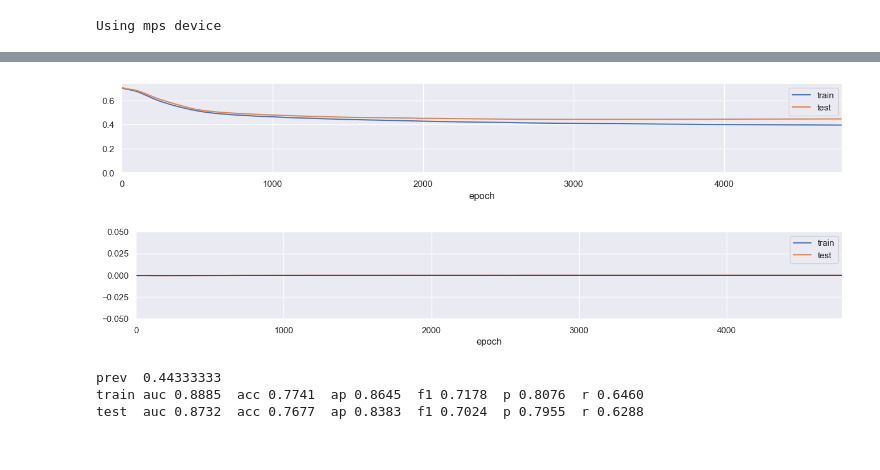
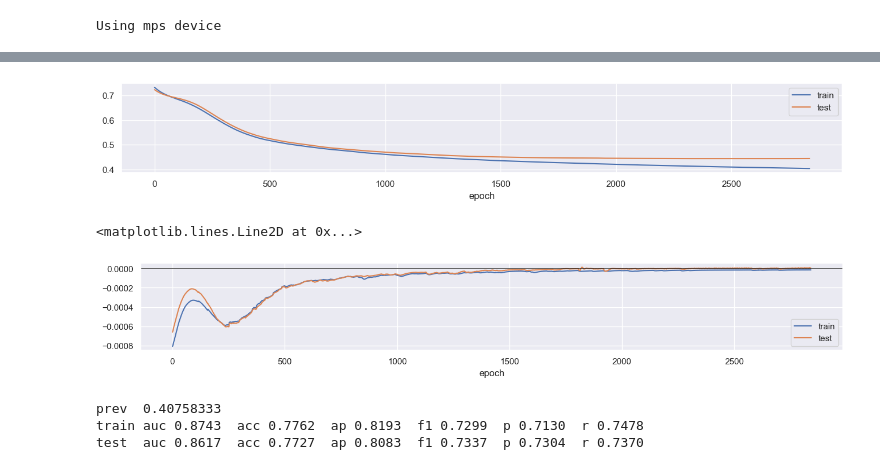
Before and after one commit to rubennaeff/data-science, a Jupyter notebook: exploration/ttsn.ipynb, the cells around one changed output, grey strips where cells are left out. Drawn from its saved outputs; the diff is of its cells as text; code cells hidden in the pictures.

```diff
--- a/exploration/ttsn.ipynb
+++ b/exploration/ttsn.ipynb
@@ -111,11 +111,15 @@ true_emb_dim = 4  # using this to simulate true interests
 threshold = .6  # 0.5  higher threshold gives fewer positives
 print("See %.1f%% of all possible interactions." % (100. * n_imp / (n_users * n_items)))
 
-# Simulate data (no features for now), using numpy
+# 1. Simulate data (no features for now), using numpy
 np.random.seed(123)
 # user_true_emb = 2 * np.random.randn(n_users, true_emb_dim)
 # item_true_emb = 2 * np.random.randn(n_items, true_emb_dim)
 # users, items = pd.DataFrame({'dummy': np.zeros(n_users)}), pd.DataFrame({'dummy': np.zeros(n_items)})
+# p_true = sigmoid(user_true_emb.dot(item_true_emb.T))  # true proability of user i liking item j
+# print(p_true.shape, p_true.mean())
+
+# 2. With features
 genders = ['male', 'non-binary', 'female']
 users = pd.DataFrame({
     'age': np.maximum(18, 40 + 15 * np.random.randn(n_users)).astype(int),
@@ -136,16 +140,25 @@ user_true_emb = emb
 emb = np.random.randn(n_items, true_emb_dim) + np.array(items['topic'].map(cat_emb).tolist())
 emb = (emb - emb.mean(axis=1).reshape(-1, 1)) / emb.std(axis=1).reshape(-1, 1)
 item_true_emb = emb
-
 p_true = sigmoid(user_true_emb.dot(item_true_emb.T))  # true proability of user i liking item j
 print(p_true.shape, p_true.mean())
+
+# # 3. User interest modeling
+# n_iterests = 2
+# item_true_emb = np.random.randn(n_items, true_emb_dim)
+# user_true_interests = item_true_emb[np.random.choice(n_items, (n_users, n_iterests))]  # can have duplicate interests
+# p_true = sigmoid(user_true_interests.dot(item_true_emb.T).max(axis=1))  # take max to reflect best interest
+# p_true = p_true ** 3  # push down distribution a bit
+# print(p_true.shape, p_true.mean())
+# users, items = pd.DataFrame({'dummy': np.zeros(n_users)}), pd.DataFrame({'dummy': np.zeros(n_items)})  # no features
 
 # Generate data to feed into model, using tensors
 # g = torch.Generator(device=device).manual_seed(123) # for reproducibility
 # user_ids = torch.randint(0, n_users, (n_imp,), generator=g)  # this includes (user, item) duplicate pairs, so does not work as well
 # item_ids = torch.randint(0, n_items, (n_imp,), generator=g)
-user_ids = torch.cat([torch.full((n_items,), i, device=device) for i in range(n_users)])[:n_imp]
-item_ids = torch.cat([torch.arange(n_items, device=device)] * n_users)[:n_imp]
+ipms = torch.randperm(n_users)[:n_imp]
+user_ids = torch.cat([torch.full((n_items,), i, device=device) for i in range(n_users)])[imps]
+item_ids = torch.cat([torch.arange(n_items, device=device)] * n_users)[imps]
 labels = (torch.tensor(p_true, dtype=dtype, device=device)[user_ids, item_ids] > threshold).type(dtype)  # deterministic
 # labels = (torch.tensor(p_true, dtype=dtype, device=device)[user_ids, item_ids] > torch.rand(n_imp, dtype=dtype, device=device)).float()  # probabilitic
 print(labels.cpu().numpy().mean())
@@ -202,7 +215,7 @@ while not stop:
         print(f"Epoch {epoch:4}, train loss: {loss.item():.4f}, test loss: {test_loss.item():.4f} ({delta:5.4f})")
     epoch += 1
 
-    if delta > 0:  # test loss gets bigger..
+    if delta >= 0:  # test loss gets bigger..
         test_loss_increases += 1
         if test_loss_increases > max_test_loss_increases:
             stop = True
@@ -232,17 +244,20 @@ KeyboardInterrupt:
 # %%
-stats = pd.DataFrame(stats).set_index('epoch')
+# stats = pd.DataFrame(stats).set_index('epoch')
+# stats
 # %%
 ax = stats.plot(figsize=(16, 2))
-_ = ax.set_xlim(0, len(stats)), ax.set_ylim(0, 1.05 * stats.max().max())
+# _ = ax.set_xlim(0, len(stats)), ax.set_ylim(0, 1.05 * stats.max().max())
+# _ = ax.set_xlim(0, len(stats)), ax.set_ylim(0, 1.05 * stats.max().max())
 # %% [output]
-[figure, old version]
+[figure, new version]
 # %%
 df = stats.diff()
 ax = df.plot(figsize=(16, 2))
 ax.axhline(0, lw=.5, color='k')
-_ = ax.set_xlim(0, len(stats)), ax.set_ylim(df.min().min() - .05, df.max().max() + .05)
+# _ = ax.set_xlim(0, len(stats)), ax.set_ylim(df.min().min() - .05, df.max().max() + .05)
 # %% [output]
+<matplotlib.lines.Line2D at 0x...>
-[figure, old version]
+[figure, new version]
 # %%
 y_pred = sigmoid(logits.cpu().detach().numpy()).round(2)
 y_pred_bool = y_pred.round().astype(bool)
@@ -260,6 +275,6 @@ print('test  auc %.4f  acc %.4f  ap %.4f  f1 %.4f  p %.4f  r %.4f' %
       (roc_auc_score(y, y_pred), (y_pred_bool == y).mean(), average_precision_score(y, y_pred),
        f1_score(y, y_pred_bool), y[y_pred_bool].mean(), y_pred_bool[y].mean()))
 # %% [output]
-prev  0.44333333
-train auc 0.8885  acc 0.7741  ap 0.8645  f1 0.7178  p 0.8076  r 0.6460
-test  auc 0.8732  acc 0.7677  ap 0.8383  f1 0.7024  p 0.7955  r 0.6288
+prev  0.40758333
+train auc 0.8743  acc 0.7762  ap 0.8193  f1 0.7299  p 0.7130  r 0.7478
+test  auc 0.8617  acc 0.7727  ap 0.8083  f1 0.7337  p 0.7304  r 0.7370
```
Also changed, not shown: parts of 5 cells of this notebook.
